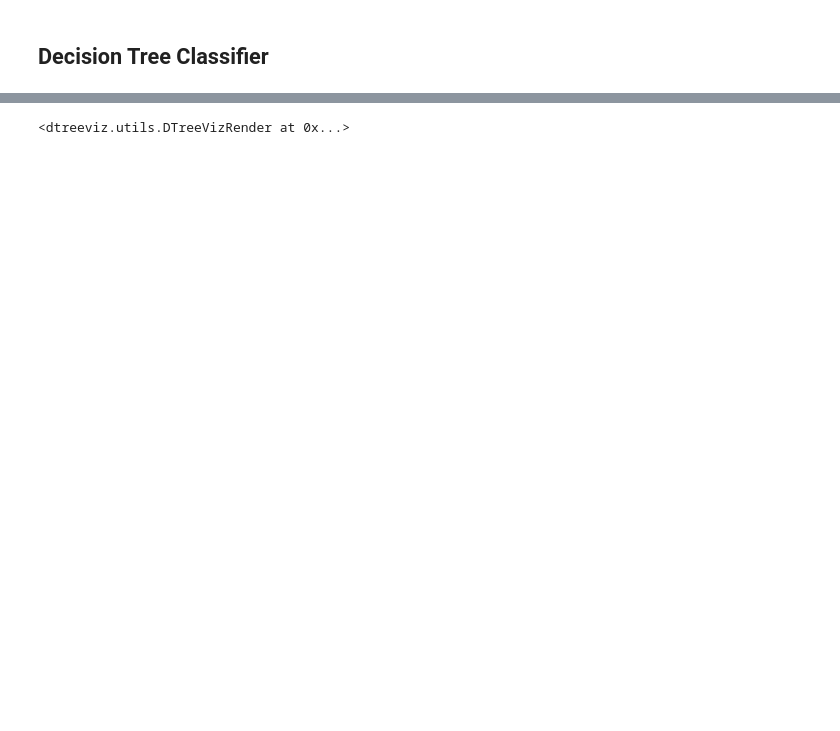
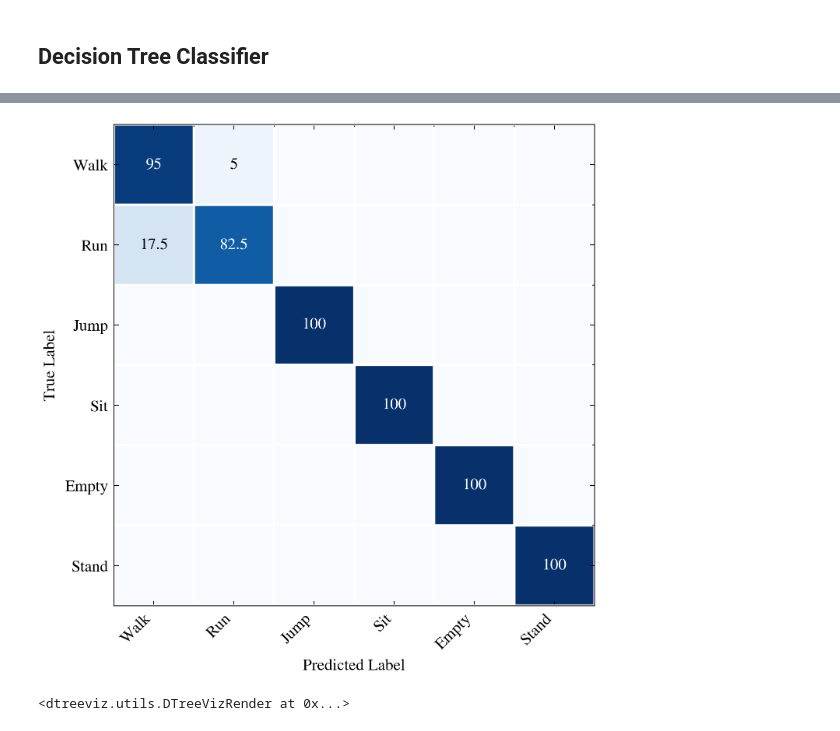
Before and after one commit to LucaCtt/csi-vae, a Jupyter notebook: notebooks/best_model.ipynb, the cells around one changed output, grey strips where cells are left out. Cells and saved outputs as stored; diff of their text form; code cells hidden in the pictures; blank space fills up the shorter version.

```diff
--- a/notebooks/best_model.ipynb
+++ b/notebooks/best_model.ipynb
@@ -614,9 +612,20 @@ for ant_idx in range(settings.n_antennas):
     # Second half for this antenna is sigma
     feat_names.extend([f"$\\log\\sigma_{ant_idx}^{g_idx}$" for g_idx in range(settings.n_gaussians)])
 
+train_ds_half = torch.utils.data.Subset(
+    train_ds,
+    [i for i in range(len(train_ds)) if train_ds[i][1] < len(ACTIVITIES) // 2],
+)
+train_dl_half = make_dataloader(train_ds_half, batch_size=batch_size, shuffle=False, seed=wi_har_results.seed)
+test_ds_half = torch.utils.data.Subset(
+    test_ds,
+    [i for i in range(len(test_ds)) if test_ds[i][1] < len(ACTIVITIES) // 2],
+)
+test_dl_half = make_dataloader(test_ds_half, batch_size=batch_size, shuffle=False, seed=wi_har_results.seed)
+
 # Prepare data
-X_train, y_train = extract_vae_features(wi_har_gaussians, train_dl, DEVICE)
-X_test, y_test = extract_vae_features(wi_har_gaussians, test_dl, DEVICE)
+X_train, y_train = extract_vae_features(wi_har_gaussians, train_dl_half, DEVICE)
+X_test, y_test = extract_vae_features(wi_har_gaussians, test_dl_half, DEVICE)
 # %%
 # Initialize and train the Tree
 # We limit max_depth so the visualization is actually readable
@@ -629 +638,31 @@ Decision Tree Accuracy: 0.8542
+# %%
+class _TreeWrapper(torch.nn.Module):
+    """A simple wrapper to make the DecisionTreeClassifier compatible with dtreeviz."""
+
+    def __init__(self, gaussians: list[vae.SingleAntenna], tree: DecisionTreeClassifier) -> None:
+        """Initialize the wrapper with the given DecisionTreeClassifier."""
+        super().__init__()
+        self.__gaussians = gaussians
+        self.__tree = tree
+
+    def forward(self, x: torch.Tensor) -> torch.Tensor:
+        z = []
+        for i, antenna in enumerate(self.__gaussians):
+            antenna.eval()
+            with torch.autocast(device_type=DEVICE.type, dtype=torch.float16):
+                _, mu, logvar = antenna(x[:, i].to(DEVICE))
+            z.append(torch.cat([mu, logvar], dim=1))
+        z = torch.cat(z, dim=1)
+        return torch.from_numpy(self.__tree.predict_proba(z.cpu().numpy())).to(x.device)
+
+
+plot_confusion_matrix(
+    _TreeWrapper(wi_har_gaussians, tree_clf),
+    test_dl_half,
+    ACTIVITIES[: len(ACTIVITIES) // 2],
+    "decision_tree_confusion_matrix.pdf",
+    DEVICE,
+)
+# %% [output]
+[figure, added]
 # %%
```
Also changed, not shown: parts of 8 cells of this notebook, 3 other files.
